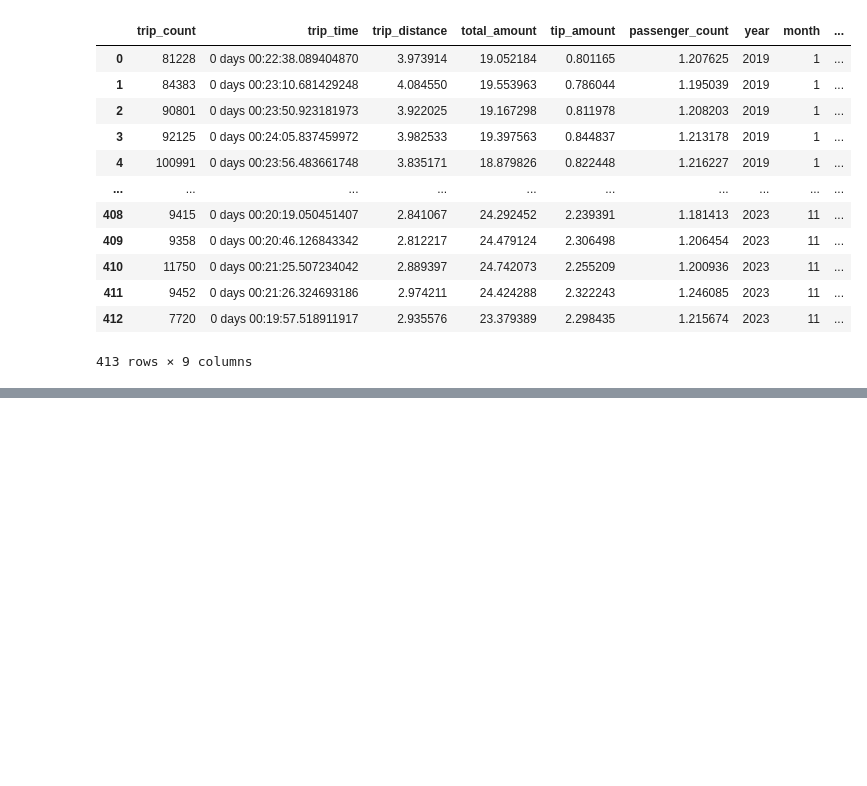
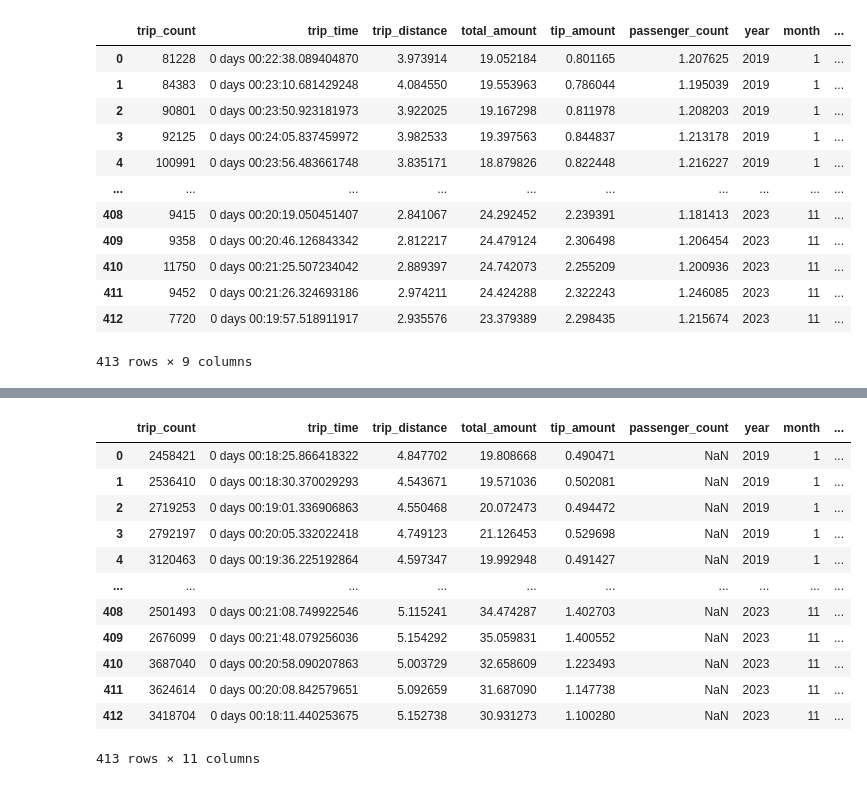
Before and after one commit to mklimek001/data-exploration, a Jupyter notebook: weekday_hour_stats.ipynb, the cells around one changed output, grey strips where cells are left out. Saved outputs shown, nothing was run; the diff lists cells and outputs as text; code cells hidden in the pictures; blank space fills up the shorter version.

```diff
--- a/weekday_hour_stats.ipynb
+++ b/weekday_hour_stats.ipynb
@@ -466,0 +583,17 @@ pd.read_csv(f'dataset_nyc_taxi/hour_csv/green_hour.csv')
+# %%
+hours_df = pd.read_csv(f'dataset_nyc_taxi/weekday_csv/fhv_weekday.csv')
+hours_df
+# %% [output]
+|  | trip_count | trip_time | trip_distance | total_amount | tip_amount | passenger_count | year | month | ... |
+| 0 | 2458421 | 0 days 00:18:25.866418322 | 4.847702 | 19.808668 | 0.490471 | NaN | 2019 | 1 | ... |
+| 1 | 2536410 | 0 days 00:18:30.370029293 | 4.543671 | 19.571036 | 0.502081 | NaN | 2019 | 1 | ... |
+| 2 | 2719253 | 0 days 00:19:01.336906863 | 4.550468 | 20.072473 | 0.494472 | NaN | 2019 | 1 | ... |
+| 3 | 2792197 | 0 days 00:20:05.332022418 | 4.749123 | 21.126453 | 0.529698 | NaN | 2019 | 1 | ... |
+| 4 | 3120463 | 0 days 00:19:36.225192864 | 4.597347 | 19.992948 | 0.491427 | NaN | 2019 | 1 | ... |
+| ... | ... | ... | ... | ... | ... | ... | ... | ... | ... |
+| 408 | 2501493 | 0 days 00:21:08.749922546 | 5.115241 | 34.474287 | 1.402703 | NaN | 2023 | 11 | ... |
+| 409 | 2676099 | 0 days 00:21:48.079256036 | 5.154292 | 35.059831 | 1.400552 | NaN | 2023 | 11 | ... |
+| 410 | 3687040 | 0 days 00:20:58.090207863 | 5.003729 | 32.658609 | 1.223493 | NaN | 2023 | 11 | ... |
+| 411 | 3624614 | 0 days 00:20:08.842579651 | 5.092659 | 31.687090 | 1.147738 | NaN | 2023 | 11 | ... |
+| 412 | 3418704 | 0 days 00:18:11.440253675 | 5.152738 | 30.931273 | 1.100280 | NaN | 2023 | 11 | ... |
+413 rows × 11 columns
```
Also changed, not shown: parts of 7 cells of this notebook, 38 other files.
